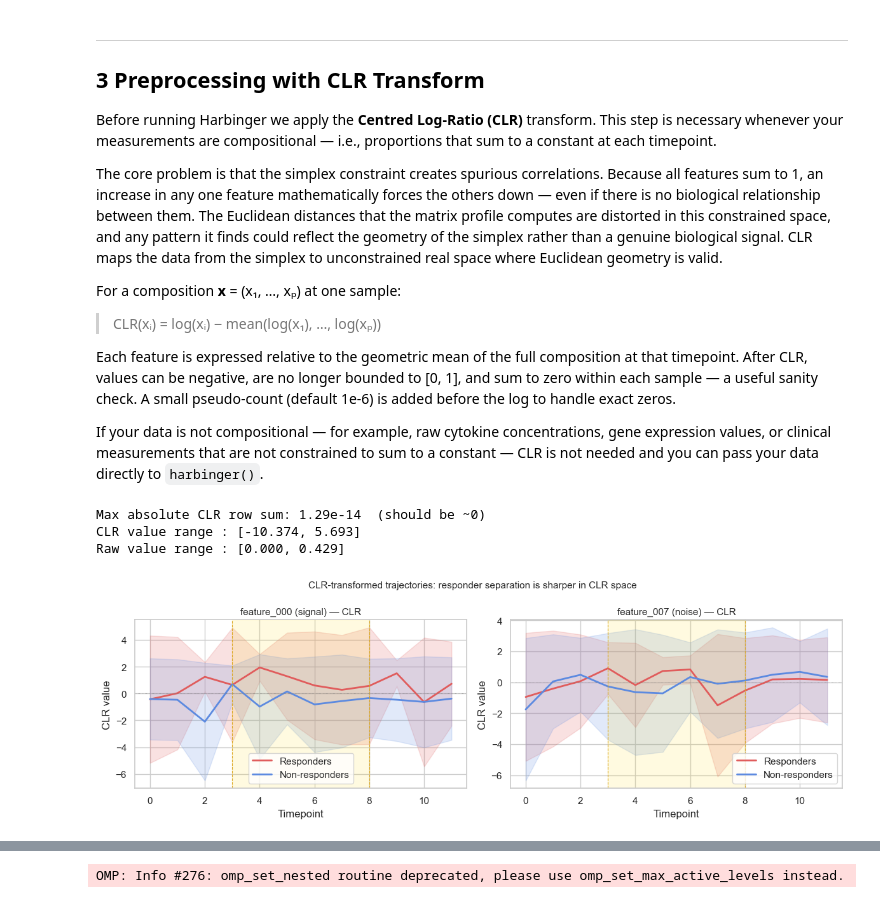
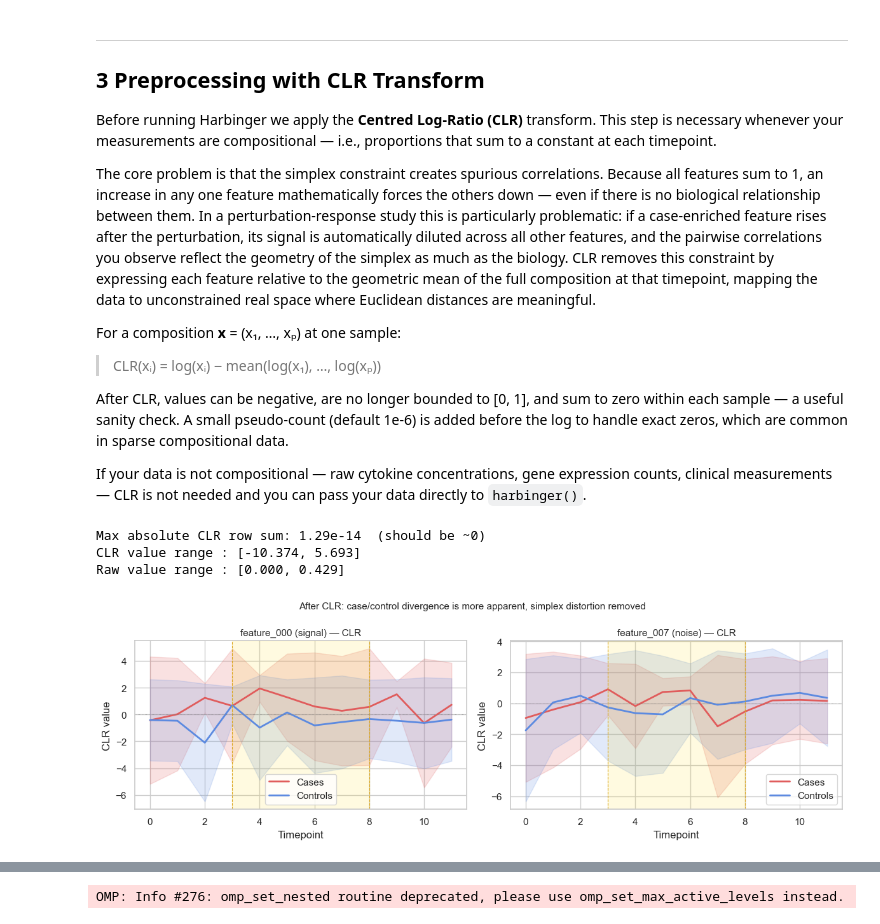
Before and after one commit to cbumby17/TEMPO, a Jupyter notebook: vignette.ipynb, the cells around one changed output, grey strips where cells are left out. Cells and saved outputs as stored; diff of their text form; code cells hidden in the pictures.

```diff
--- a/vignette.ipynb
+++ b/vignette.ipynb
@@ -132,8 +140,8 @@ subjects makes the pattern much clearer.
 # %%
 import matplotlib.patches as mpatches
 
-resp_color = '#e05c5c'
-nonr_color = '#5c8ae0'
+case_color = '#e05c5c'
+ctrl_color = '#5c8ae0'
 
 motif_feats = df.attrs['motif_features']   # ['feature_000', 'feature_001', 'feature_002']
 noise_feats = ['feature_005', 'feature_008', 'feature_012']
@@ -149,7 +157,7 @@ for row_idx, feat_group in enumerate([motif_feats, noise_feats]):
 
         for subj, grp in feat_df.groupby('subject_id'):
             outcome = grp['outcome'].iloc[0]
-            color = resp_color if outcome == 1 else nonr_color
+            color = case_color if outcome == 1 else ctrl_color
             alpha = 0.55 if outcome == 1 else 0.30
             ax.plot(grp['timepoint'], grp['value'], color=color, alpha=alpha, lw=1.1)
 
@@ -162,10 +170,10 @@ for row_idx, feat_group in enumerate([motif_feats, noise_feats]):
         if col_idx == 0:
             ax.set_ylabel('Proportion')
 
-resp_patch = mpatches.Patch(color=resp_color, label='Responders', alpha=0.7)
-nonr_patch = mpatches.Patch(color=nonr_color, label='Non-responders', alpha=0.7)
+case_patch = mpatches.Patch(color=case_color, label='Cases', alpha=0.7)
+ctrl_patch = mpatches.Patch(color=ctrl_color, label='Controls', alpha=0.7)
 window_patch = mpatches.Patch(color='gold', label='Motif window (truth)', alpha=0.4)
-fig.legend(handles=[resp_patch, nonr_patch, window_patch],
+fig.legend(handles=[case_patch, ctrl_patch, window_patch],
            loc='upper right', bbox_to_anchor=(1.01, 0.98))
 fig.suptitle('Individual trajectories: signal features (top) vs noise features (bottom)',
              fontsize=11, y=1.02)
@@ -181,8 +189,7 @@ for ax, feat, title in zip(
     ['feature_000 (signal)', 'feature_007 (noise)'],
 ):
     feat_df = df[df['feature'] == feat]
-    for outcome, label, color in [(1, 'Responders', resp_color),
-                                   (0, 'Non-responders', nonr_color)]:
+    for outcome, label, color in [(1, 'Cases', case_color), (0, 'Controls', ctrl_color)]:
         grp = feat_df[feat_df['outcome'] == outcome].groupby('timepoint')['value']
         means, stds = grp.mean(), grp.std()
         ax.plot(means.index, means.values, color=color, lw=2, label=label)
@@ -211,24 +218,26 @@ i.e., proportions that sum to a constant at each timepoint.
 The core problem is that the simplex constraint creates spurious correlations.
 Because all features sum to 1, an increase in any one feature mathematically
 forces the others down — even if there is no biological relationship between
-them. The Euclidean distances that the matrix profile computes are distorted
-in this constrained space, and any pattern it finds could reflect the geometry
-of the simplex rather than a genuine biological signal. CLR maps the data from
-the simplex to unconstrained real space where Euclidean geometry is valid.
+them. In a perturbation-response study this is particularly problematic: if a
+case-enriched feature rises after the perturbation, its signal is automatically
+diluted across all other features, and the pairwise correlations you observe
+reflect the geometry of the simplex as much as the biology. CLR removes this
+constraint by expressing each feature relative to the geometric mean of the
+full composition at that timepoint, mapping the data to unconstrained real space
+where Euclidean distances are meaningful.
 
 For a composition **x** = (x₁, …, xₚ) at one sample:
 
 > CLR(xᵢ) = log(xᵢ) − mean(log(x₁), …, log(xₚ))
 
-Each feature is expressed relative to the geometric mean of the full composition
-at that timepoint. After CLR, values can be negative, are no longer bounded to
-[0, 1], and sum to zero within each sample — a useful sanity check. A small
-pseudo-count (default 1e-6) is added before the log to handle exact zeros.
+After CLR, values can be negative, are no longer bounded to [0, 1], and sum to
+zero within each sample — a useful sanity check. A small pseudo-count (default
+1e-6) is added before the log to handle exact zeros, which are common in sparse
+compositional data.
 
-If your data is not compositional — for example, raw cytokine concentrations,
-gene expression values, or clinical measurements that are not constrained to
-sum to a constant — CLR is not needed and you can pass your data directly to
-`harbinger()`.
+If your data is not compositional — raw cytokine concentrations, gene expression
+counts, clinical measurements — CLR is not needed and you can pass your data
+directly to `harbinger()`.
 # %%
 from tempo.preprocess import clr_transform
 
@@ -240,39 +249,38 @@ print(f"Max absolute CLR row sum: {clr_sums.abs().max():.2e}  (should be ~0)")
 print(f"CLR value range : [{df_clr['value'].min():.3f}, {df_clr['value'].max():.3f}]")
 print(f"Raw value range : [{df['value'].min():.3f}, {df['value'].max():.3f}]")
 
-# ── Plot CLR trajectories for the same features ───────────────────────────────
+# ── Plot CLR trajectories ─────────────────────────────────────────────────────
 fig, axes = plt.subplots(1, 2, figsize=(12, 4))
 
 for ax, feat, title in zip(
     axes,
     ['feature_000', 'feature_007'],
     ['feature_000 (signal) — CLR', 'feature_007 (noise) — CLR'],
 ):
     feat_df = df_clr[df_clr['feature'] == feat]
-    for outcome, label, color in [(1, 'Responders', resp_color),
-                                   (0, 'Non-responders', nonr_color)]:
+    for outcome, label, color in [(1, 'Cases', case_color), (0, 'Controls', ctrl_color)]:
         grp = feat_df[feat_df['outcome'] == outcome].groupby('timepoint')['value']
         means, stds = grp.mean(), grp.std()
         ax.plot(means.index, means.values, color=color, lw=2, label=label)
         ax.fill_between(means.index, means - stds, means + stds, color=color, alpha=0.18)
     ax.axvspan(window[0], window[1], alpha=0.12, color='gold')
     ax.axvline(window[0], color='goldenrod', lw=0.8, ls='--')
     ax.axvline(window[1], color='goldenrod', lw=0.8, ls='--')
     ax.axhline(0, color='gray', lw=0.6, ls=':')
     ax.set_title(title, fontsize=11)
     ax.set_xlabel('Timepoint')
     ax.set_ylabel('CLR value')
     ax.legend()
 
-fig.suptitle('CLR-transformed trajectories: responder separation is sharper in CLR space',
+fig.suptitle('After CLR: case/control divergence is more apparent, simplex distortion removed',
              fontsize=11)
 plt.tight_layout()
 plt.show()
 # %% [output]
 Max absolute CLR row sum: 1.29e-14  (should be ~0)
 CLR value range : [-10.374, 5.693]
 Raw value range : [0.000, 0.429]
-[figure, old version]
+[figure, new version]
 # %% [markdown]
 ---
 ## 4  Harbinger Analysis
```
Also changed, not shown: parts of 15 cells of this notebook, 3 other files.
